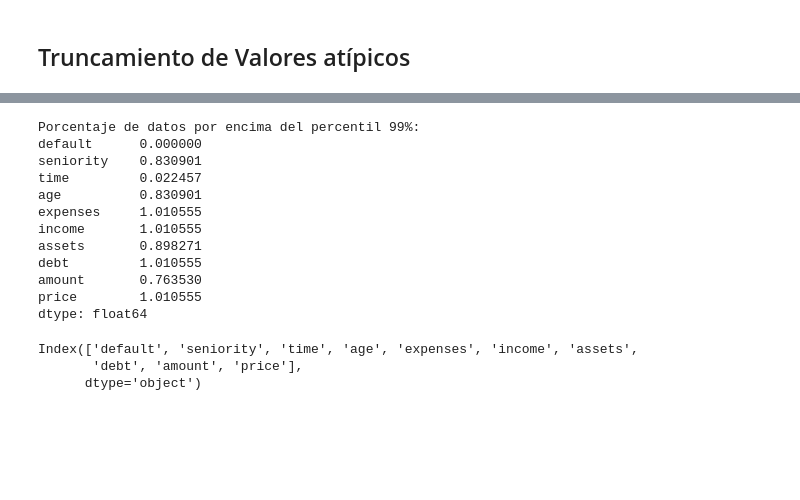
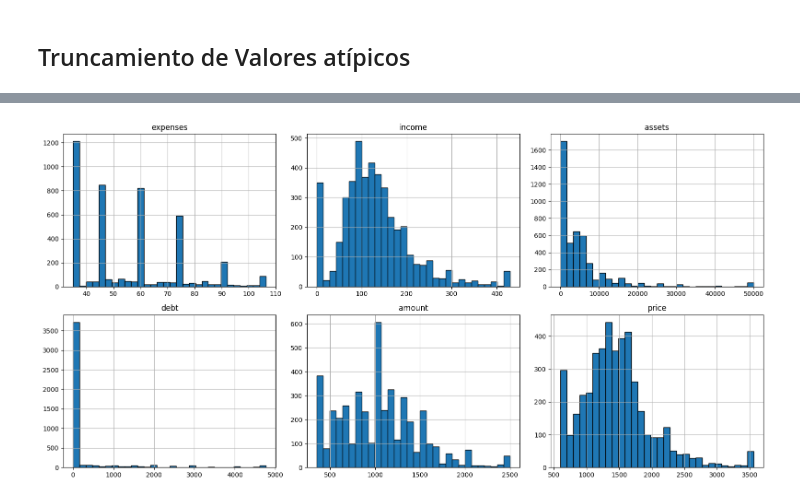
Before and after one commit to AnndyLibeMoore/Catalogo, a Jupyter notebook: DS_Credit_Scoring.ipynb, the cells around one changed output, grey strips where cells are left out. Saved outputs shown, nothing was run; the diff lists cells and outputs as text; code cells hidden in the pictures; blank space fills up the shorter version.

```diff
--- a/DS_Credit_Scoring.ipynb
+++ b/DS_Credit_Scoring.ipynb
@@ -106,0 +114,15 @@ dataset[antiguedad]
+# %%
+#Vista de valores únicos en las columnas con menos de 10 de valores
+#tomamos las columnas
+columnas = dataset.columns
+
+#iteramos
+for col in columnas:
+
+  #contamos los valores unicos con nunique para  verificarn que sean menos de 10 para no mostrarlos todos
+    if dataset[col].nunique()<10:
+        valores_unicos = dataset[col].unique()
+        print(f"Valores únicos en la columna '{col}':")
+        print(f'{valores_unicos}\n')
+    else:
+        print(f"\033[1mLa columna '{col}' tiene más de 10 valores únicos.\033[0m\n")  #configuramos negrita
@@ -438,8 +493,13 @@ plt.show()                                        #mostramos
 # %%
-#primero calcularemos los percentiles 95 y 99 de cada columna para decidir qué porcentaje de datos vamos a truncar
-percentiles = [0.95, 0.99]  # Percentiles a calcular
+#primero calcularemos los percentiles 95 y 99 de algunas columna para decidir qué porcentaje de datos vamos a truncar
+columnas = ['expenses','income', 'assets', 'debt',	'amount',	'price']
+limits = {}
 
-# Calculamos los percentiles para cada columna numérica
-percentiles_values = dataset.select_dtypes(include=np.number).quantile(percentiles)
-percentiles_values
+#calculamos ambos percentiles
+for col in columnas:
+  low = dataset[col].quantile(0.05)
+  high= dataset[col].quantile(0.99)  # Percentiles a calcular
+  limits[col] = (low, high)          #guardamos en el diccionario
+
+pprint (limits)
 # %% [output]
@@ -471,29 +512,17 @@ dtype: float64
-# %%
-# Calcular el percentil 99% para cada columna
-percentile_99 = dataset.select_dtypes(include=np.number).quantile(0.99)
-
-# Calcular el porcentaje de datos por encima del percentil 99%
-porcentaje_por_encima = (dataset[num_cols] > percentile_99).mean() * 100
-
-print("Porcentaje de datos por encima del percentil 99%:")
-print(porcentaje_por_encima)
-# %% [output]
-Porcentaje de datos por encima del percentil 99%:
-default      0.000000
-seniority    0.830901
-time         0.022457
-age          0.830901
-expenses     1.010555
-income       1.010555
-assets       0.898271
-debt         1.010555
-amount       0.763530
-price        1.010555
-dtype: float64
-# %%
-num_cols = dataset.select_dtypes(include=np.number).columns
-num_cols
-# %% [output]
-Index(['default', 'seniority', 'time', 'age', 'expenses', 'income', 'assets',
-       'debt', 'amount', 'price'],
-      dtype='object')
+# %%
+# Aplicamos el truncamiento
+for col, (low, high) in limits.items():               # para cada columna segun limite inferior y superior dado en el diccioinario
+    dataset[col] = np.clip(dataset[col], low, high)   #aplicamos el truncamiento
+# %%
+fig, axes = plt.subplots(2,3, figsize=(16, 8))         #creamos la gráfica 2 col, 3 filas, especificamos tamaño
+ax_flat=axes.flatten()                                 #aplanamos para facilitar la iteracción, aunque al ser de 2
+                                                      #columnas es bidimensioal, lo tratara unidimensional para recorrerlo más facilmente
+
+for i, col in enumerate(columnas):                           #iteramos
+    dataset[col].hist(ax=ax_flat[i], bins=30, edgecolor='black')   #gráficamos
+    ax_flat[i].set_title(col)
+
+plt.tight_layout()                                           #ajustamos espacios
+plt.show()
+# %% [output]
+[figure, added]
```
Also changed, not shown: parts of 115 cells of this notebook.
